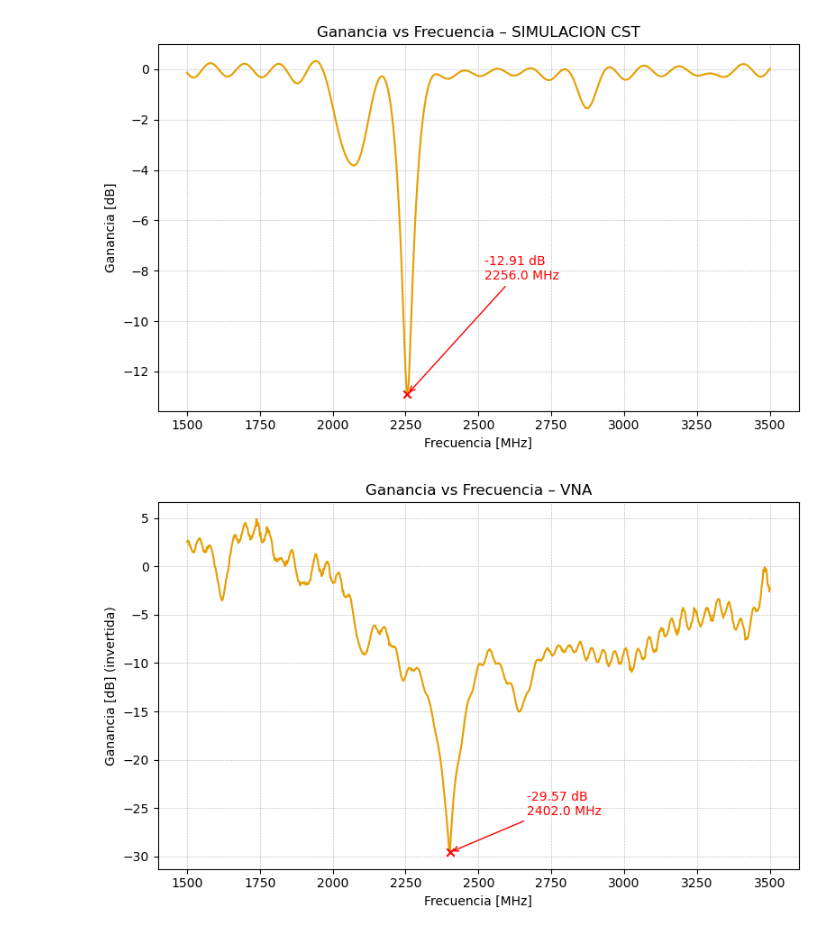
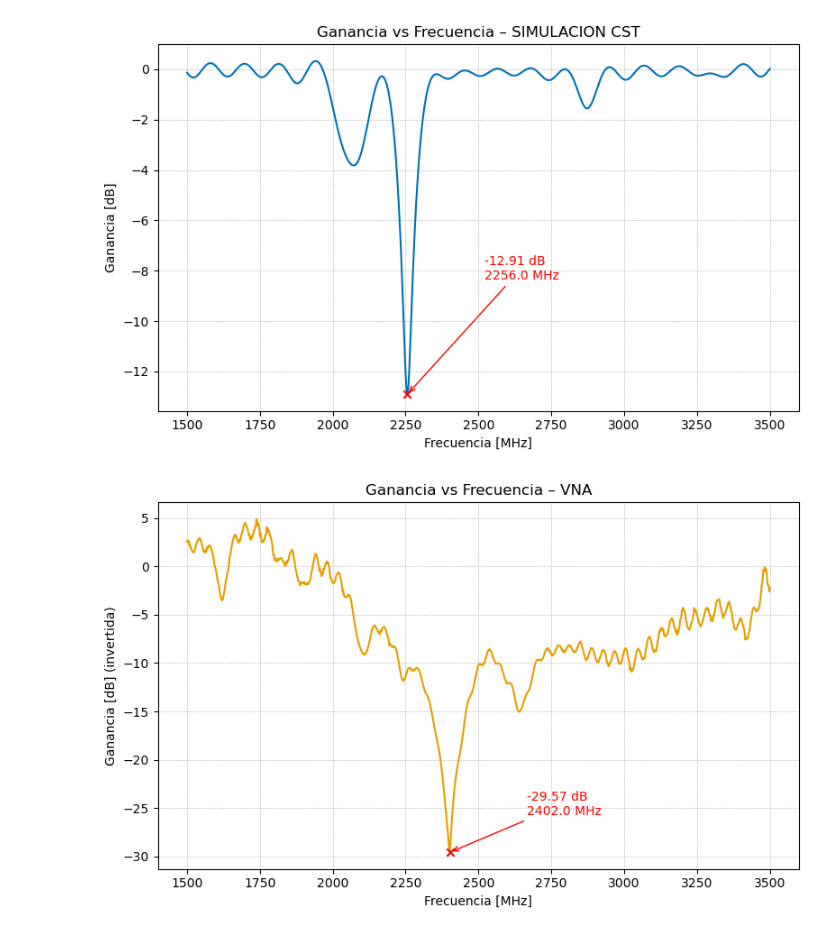
Before and after one commit to jjagerezjimenez/Antena_Patch_2.4GHz_2x2, a Jupyter notebook: Resultados Antena/graficas_comparativas.ipynb, the cells around one changed output. Saved outputs shown, nothing was run; the diff lists cells and outputs as text; code cells hidden in the pictures.

```diff
--- a/Resultados Antena/graficas_comparativas.ipynb
+++ b/Resultados Antena/graficas_comparativas.ipynb
@@ -114,7 +114,7 @@ def annotate_min(ax, x, y, *, color="black", other_x=None):
 # -------------------------------------------------------------------------
 plt.figure(figsize=(8, 5))
 ax = plt.gca()
-ax.plot(df_cst["Frequency_MHz"], df_cst["Gain_dB"], color="#E69F00")
+ax.plot(df_cst["Frequency_MHz"], df_cst["Gain_dB"], color="#0072B2")
 annotate_min(ax, fmin_cst, gmin_cst, color="red")
 ax.set_title("Ganancia vs Frecuencia – SIMULACION CST")
 ax.set_xlabel("Frecuencia [MHz]")
@@ -129,33 +129,33 @@ plt.show()
 plt.figure(figsize=(8, 5))
 ax = plt.gca()
 ax.plot(df_matp["Frequency_MHz"], df_matp["Gain_dB"], color="#E69F00")
 annotate_min(ax, fmin_matp, gmin_matp, color="red")
 ax.set_title("Ganancia vs Frecuencia – VNA")
 ax.set_xlabel("Frecuencia [MHz]")
 ax.set_ylabel("Ganancia [dB] (invertida)")
 ax.grid(True, linestyle="--", linewidth=0.4)
 plt.tight_layout()
 plt.show()
 
 # -------------------------------------------------------------------------
 # 8. Gráfica comparativa
 # -------------------------------------------------------------------------
 plt.figure(figsize=(9, 5))
 ax = plt.gca()
 ax.plot(df_cst["Frequency_MHz"], df_cst["Gain_dB"],
         label="SIMULACION CST", color="#0072B2")
 ax.plot(df_matp["Frequency_MHz"], df_matp["Gain_dB"],
         label="VNA", color="#D55E00")
 annotate_min(ax, fmin_cst,  gmin_cst,  color="blue", other_x=fmin_matp)
 annotate_min(ax, fmin_matp, gmin_matp, color="red",  other_x=fmin_cst)
 ax.set_title("Comparación de Ganancias")
 ax.set_xlabel("Frecuencia [MHz]")
 ax.set_ylabel("Ganancia [dB]")
 ax.legend()
 ax.grid(True, linestyle="--", linewidth=0.4)
 plt.tight_layout()
 plt.show()
 # %% [output]
-[figure, old version]
+[figure, new version]
 [figure]
 [figure]
```
